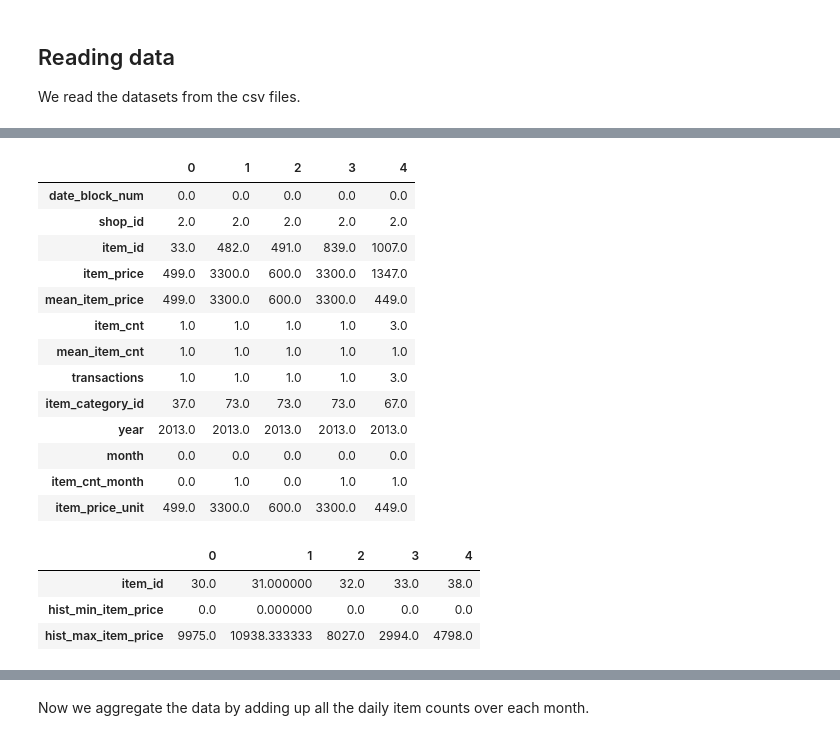
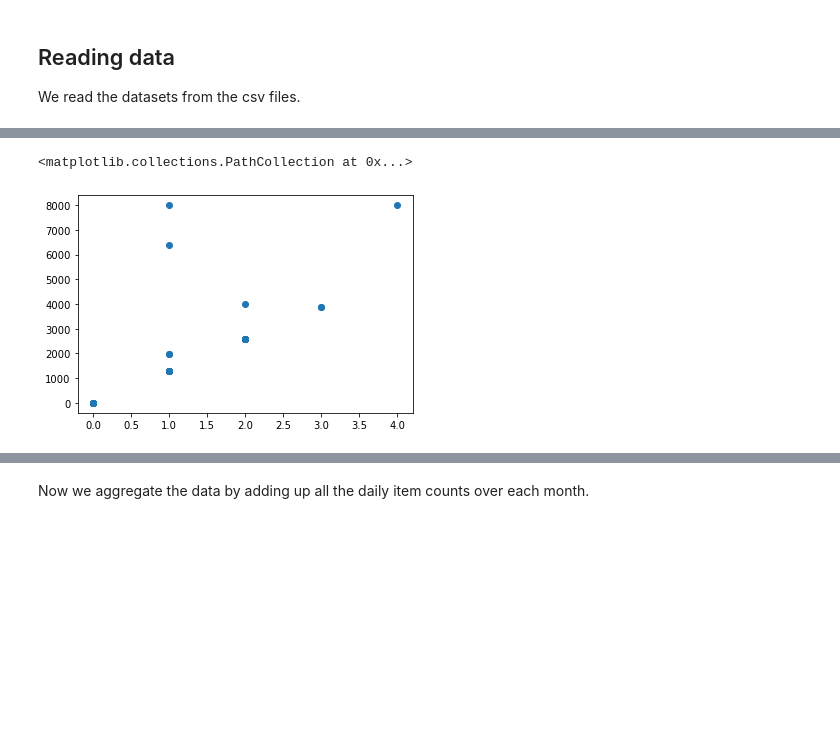
Before and after one commit to aitor-perez/kaggle, a Jupyter notebook: future-sales/time-series.ipynb, the cells around one changed output, grey strips where cells are left out. Saved outputs shown, nothing was run; the diff lists cells and outputs as text; code cells hidden in the pictures; blank space fills up the shorter version.

```diff
--- a/future-sales/time-series.ipynb
+++ b/future-sales/time-series.ipynb
@@ -195,0 +131,5 @@ sns.jointplot(x='item_cnt', y='transactions', data=monthly_sales)
+# %%
+plt.scatter(x='item_cnt', y='item_price', data=monthly_sales)
+# %% [output]
+<matplotlib.collections.PathCollection at 0x...>
+[figure, added]
@@ -196,33 +141,11 @@ sns.jointplot(x='item_cnt', y='transactions', data=monthly_sales)
 # %%
-monthly_sales['item_cnt_month'] = monthly_sales.groupby(['shop_id', 'item_id'])['item_cnt'].shift(-1)
+# Response variable
+monthly_sales['item_cnt_next_month'] = monthly_sales.groupby(['shop_id', 'item_id'])['item_cnt'].shift(-1)
 
-monthly_sales['item_price_unit'] = monthly_sales['item_price'] // monthly_sales['item_cnt']
+# Item price per unit
+monthly_sales['item_price_unit'] = monthly_sales['item_price'] / monthly_sales['item_cnt']
 monthly_sales['item_price_unit'] = monthly_sales['item_price_unit'].fillna(0).replace([np.inf, -np.inf], 0)
-
-monthly_sales.head().T
-# %% [output]
-|  | 0 | 1 | 2 | 3 | 4 |
-| date_block_num | 0.0 | 0.0 | 0.0 | 0.0 | 0.0 |
-| shop_id | 2.0 | 2.0 | 2.0 | 2.0 | 2.0 |
-| item_id | 33.0 | 482.0 | 491.0 | 839.0 | 1007.0 |
-| item_price | 499.0 | 3300.0 | 600.0 | 3300.0 | 1347.0 |
-| mean_item_price | 499.0 | 3300.0 | 600.0 | 3300.0 | 449.0 |
-| item_cnt | 1.0 | 1.0 | 1.0 | 1.0 | 3.0 |
-| mean_item_cnt | 1.0 | 1.0 | 1.0 | 1.0 | 1.0 |
-| transactions | 1.0 | 1.0 | 1.0 | 1.0 | 3.0 |
-| item_category_id | 37.0 | 73.0 | 73.0 | 73.0 | 67.0 |
-| year | 2013.0 | 2013.0 | 2013.0 | 2013.0 | 2013.0 |
-| month | 0.0 | 0.0 | 0.0 | 0.0 | 0.0 |
-| item_cnt_month | 0.0 | 1.0 | 0.0 | 1.0 | 1.0 |
-| item_price_unit | 499.0 | 3300.0 | 600.0 | 3300.0 | 449.0 |
 # %%
-gp_item_price = monthly_sales.groupby(['item_id'], as_index=False).agg({'item_price': [np.min, np.max]})
+gp_item_price = monthly_sales.groupby(['item_id'], as_index=False).agg({'item_price': ['min', 'max']})
 gp_item_price.columns = ['item_id', 'hist_min_item_price', 'hist_max_item_price']
-
-gp_item_price.head().T
-# %% [output]
-|  | 0 | 1 | 2 | 3 | 4 |
-| item_id | 30.0 | 31.000000 | 32.0 | 33.0 | 38.0 |
-| hist_min_item_price | 0.0 | 0.000000 | 0.0 | 0.0 | 0.0 |
-| hist_max_item_price | 9975.0 | 10938.333333 | 8027.0 | 2994.0 | 4798.0 |
 # %%
```
Also changed, not shown: parts of 55 cells of this notebook.
